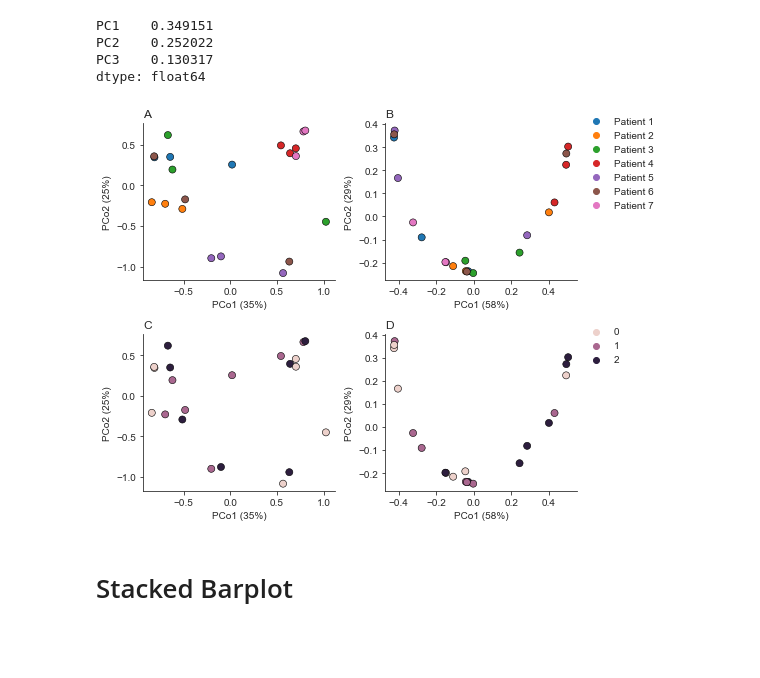
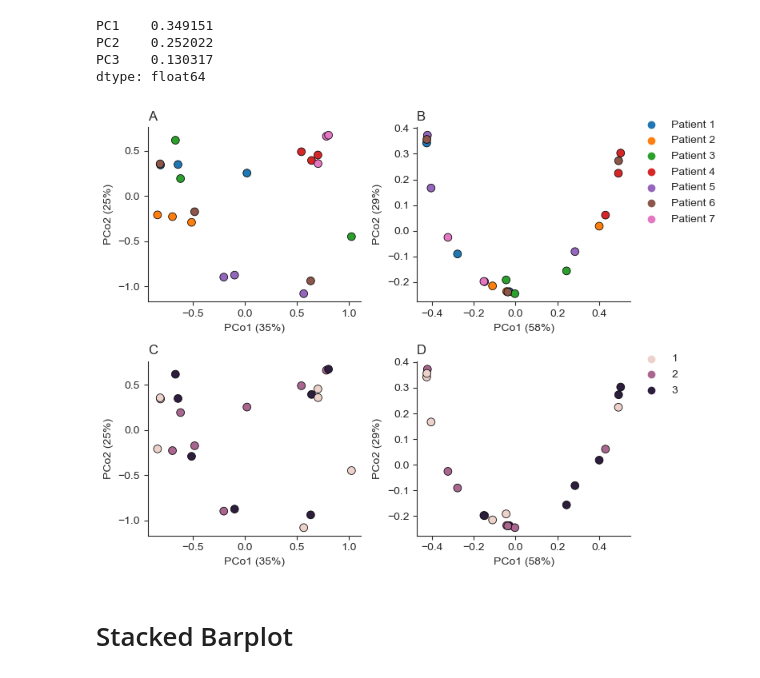
Before and after one commit to sterrettJD/Breastfed-Neonates, a Jupyter notebook: Metabolome.ipynb, the cells around one changed output. Saved outputs shown, nothing was run; the diff lists cells and outputs as text; code cells hidden in the pictures; blank space fills up the shorter version.

```diff
--- a/Metabolome.ipynb
+++ b/Metabolome.ipynb
@@ -513,36 +547,36 @@ axes[0,1].spines[["right", "top"]].set_visible(False)
 axes[0,1].legend(frameon=False, bbox_to_anchor=(1,1.1))
 
 
 # Microbiome by time
 
-sns.scatterplot(x="PC1", y="PC2", hue=metadata["Timepoint"],
+sns.scatterplot(x="PC1", y="PC2", hue=metadata["Timepoint"]+1,
                 data=wuni_pcoa.samples,
                 s=50, edgecolor="black",
                 ax=axes[1,0], legend=False)
 
 axes[1,0].set(xlabel="PCo1 (35%)", ylabel="PCo2 (25%)") #based on proportion explained in cell above
 axes[1,0].set_title("C", loc="left")
 axes[1,0].spines[["right", "top"]].set_visible(False)
 
 
 # metabo by time
 
-sns.scatterplot(x="PC1", y="PC2", hue=metadata["Timepoint"],
+sns.scatterplot(x="PC1", y="PC2", hue=metadata["Timepoint"]+1,
                 data=metabo_pcoa.samples,
                 s=50, edgecolor="black",
                 ax=axes[1,1])
 
 axes[1,1].set(xlabel="PCo1 (58%)", ylabel="PCo2 (29%)") #based on proportion explained in cell above
 axes[1,1].set_title("D", loc="left")
 axes[1,1].spines[["right", "top"]].set_visible(False)
 axes[1,1].legend(frameon=False, bbox_to_anchor=(1,1.1))
 
 plt.tight_layout()
 plt.savefig("Figures/all_pcoa.png")
 plt.savefig("Figures/all_pcoa.pdf")
 plt.show()
 # %% [output]
-[figure, old version]
+[figure, new version]
 # %% [markdown]
 # Stacked Barplot
 # %%
```
Also changed, not shown: parts of 19 cells of this notebook.
